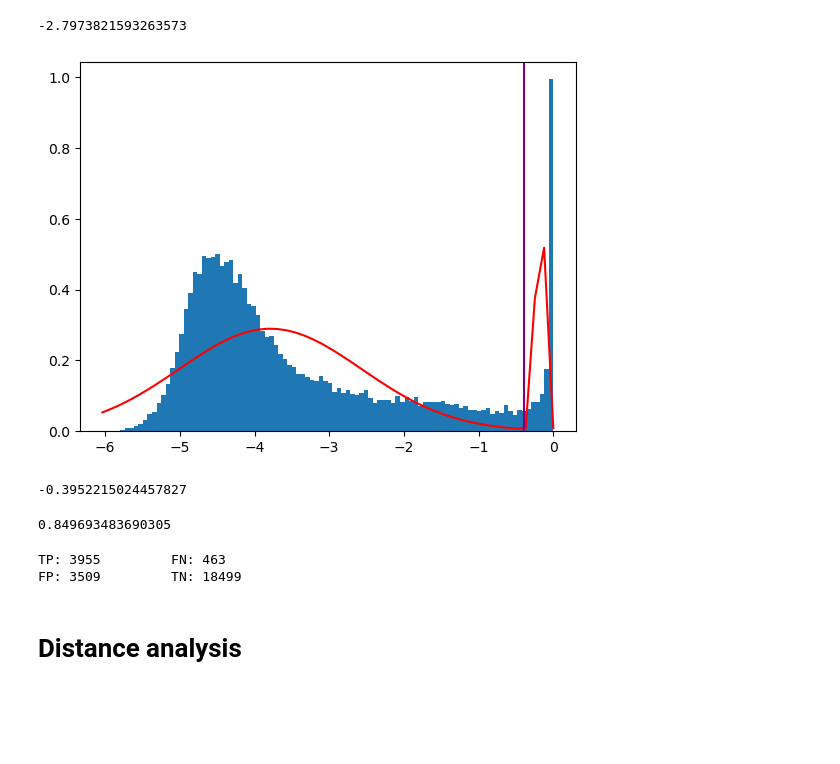
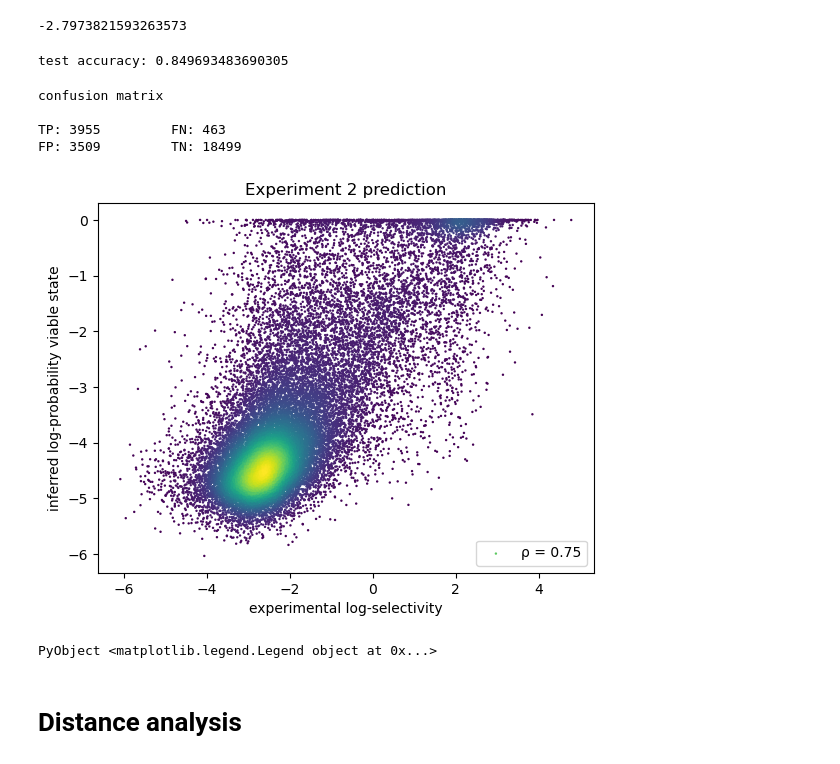
Before and after one commit to matteodeleonardis/unsupervised_aav2, a Jupyter notebook: analysis/experiment1.ipynb, the cells around one changed output. Saved outputs shown, nothing was run; the diff lists cells and outputs as text; code cells hidden in the pictures; blank space fills up the shorter version.

```diff
--- a/analysis/experiment1.ipynb
+++ b/analysis/experiment1.ipynb
@@ -34,5 +32,5 @@ data_experiment1 = load_data_phagetree("$(project_folder)my_data/data_experiment
 # %%
-data_experiment2 = load_data_phagetree("$(project_folder)my_data/data_experiment2.jld2", "experiment2");
+data_experiment2 = load_data_phagetree("../my_data/data_experiment2.jld2", "experiment2");
 # %% [markdown]
 # log-selectivity
 # %%
@@ -188,16 +194,15 @@ ls_threshold = optimal_threshold(ls_experiment2_filtered, true_pos_rate, false_p
 # %% [output]
 -2.7973821593263573
-# %%
-binomial_threshold(ls_experiment2_filtered, show_plot=true, resolution=100)
-# %% [output]
-[figure, removed]
--0.3952215024457827
 # %%
-compute_accuracy(ls_experiment2_filtered, ls_threshold, θexperiment2_cnn, threshold_experiment2)
+println("test accuracy: ",
+compute_accuracy(ls_experiment2_filtered, ls_threshold, θexperiment2, threshold_experiment2))
 # %% [output]
-0.849693483690305
+test accuracy: 0.849693483690305
 # %%
-confusion_matrix(ls_experiment2_filtered, ls_threshold, θexperiment2_cnn, threshold_experiment2)
+println("confusion matrix \n")
+confusion_matrix(ls_experiment2_filtered, ls_threshold, θexperiment2, threshold_experiment2)
 # %% [output]
+confusion matrix
+
 TP: 3955         FN: 463
 FP: 3509         TN: 18499
@@ -208,9 +209,12 @@ length(ls_experiment2), length(θexperiment2_pt)
 # %%
-plot_density(θexperiment2_cnn, ls_experiment2_filtered, filter=true)
+plot_density(θexperiment2, ls_experiment2_filtered, filter=true)
 title("Experiment 2 prediction")
 xlabel("experimental log-selectivity")
 ylabel("inferred log-probability viable state")
-legend(["ρ = $(round(cor_sp(θexperiment2_cnn, ls_experiment2_filtered), digits=2))"])
+legend(["ρ = $(round(cor_sp(θexperiment2, ls_experiment2_filtered), digits=2))"])
+# %% [output]
+[figure, added]
+PyObject <matplotlib.legend.Legend object at 0x...>
 # %% [markdown]
 # Distance analysis
 # %%
```
Also changed, not shown: parts of 41 cells of this notebook.
